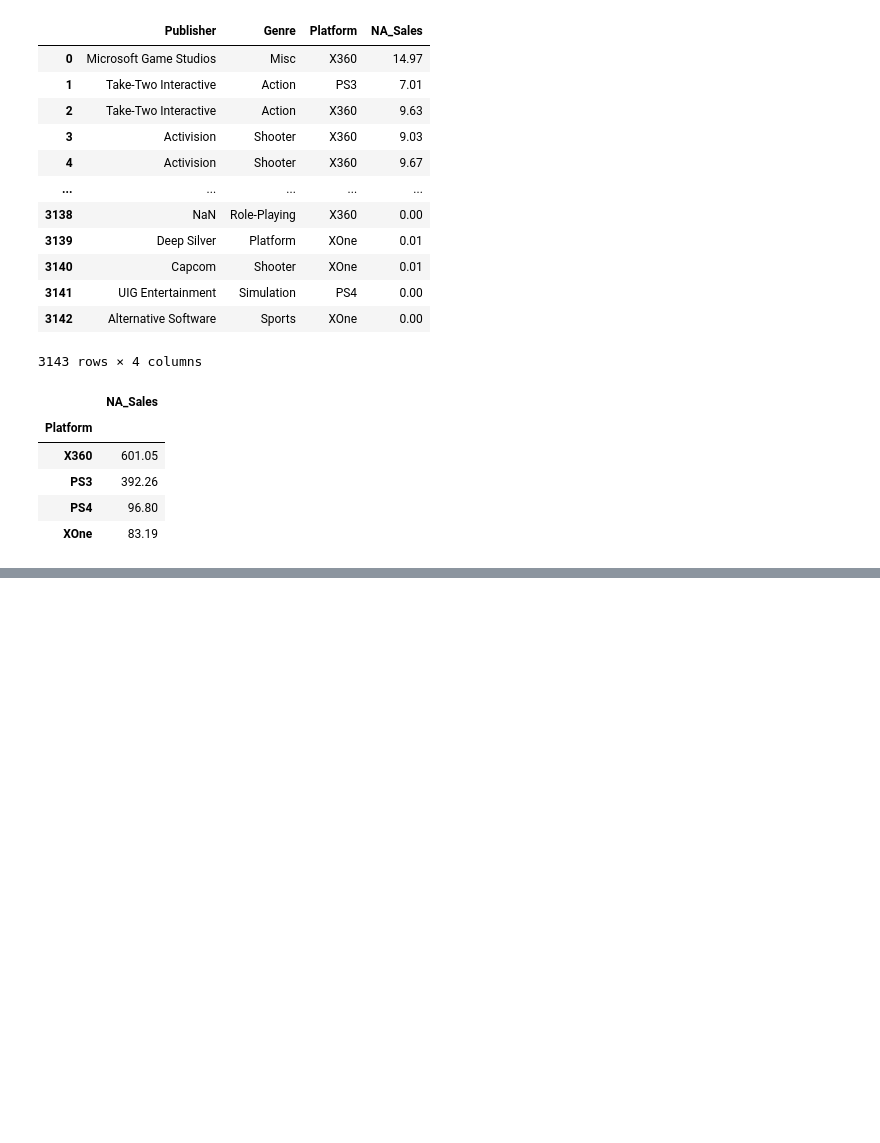
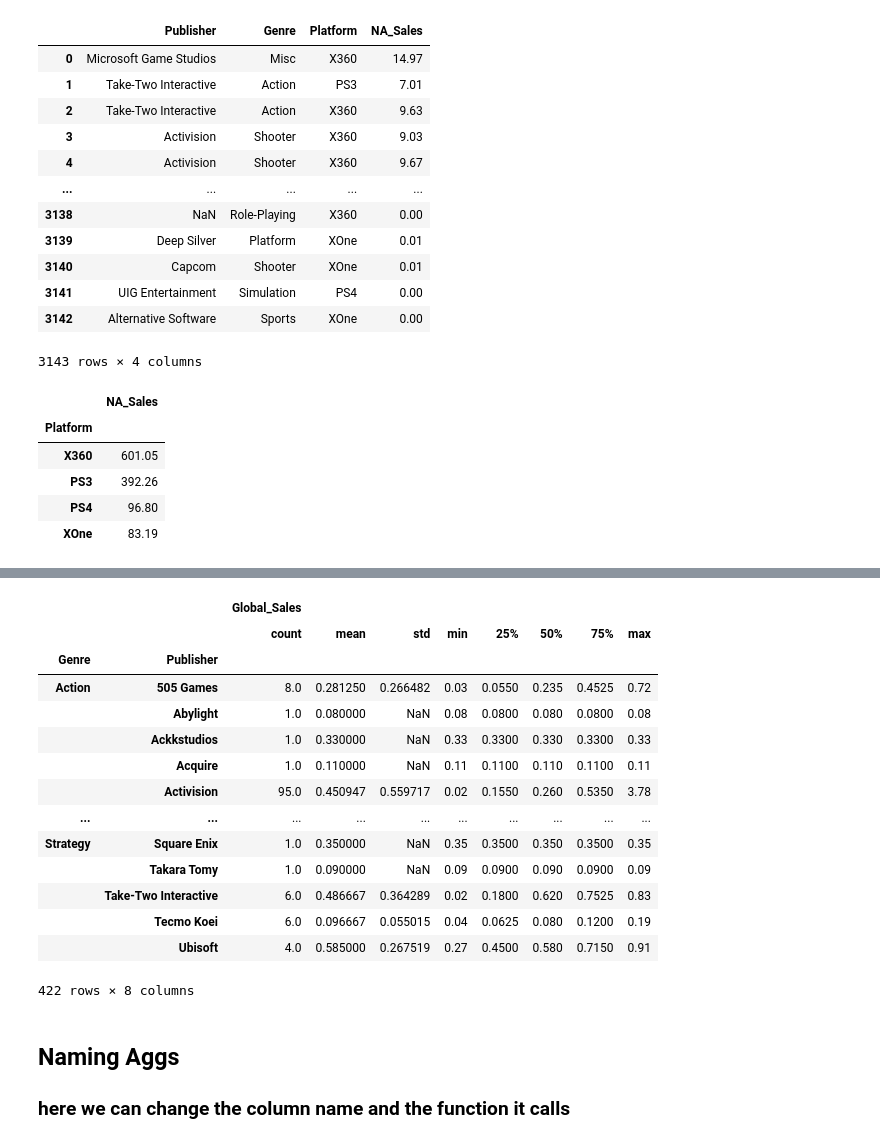
Before and after one commit to mikewenner/Data_Science, a Jupyter notebook: pd_course/08_Groupby.ipynb, the cells around one changed output, grey strips where cells are left out. Cells and saved outputs as stored; diff of their text form; code cells hidden in the pictures; blank space fills up the shorter version.

Commit message:
groupby nb

```diff
--- a/pd_course/08_Groupby.ipynb
+++ b/pd_course/08_Groupby.ipynb
@@ -253,0 +337,5 @@ publishers.groupby('Platform').sum().sort_values(by='NA_Sales', ascending=False)
+# %%
+# select a subset
+
+studios = games.loc[:, ['Genre', 'Publisher', 'Global_Sales']]
+studios
@@ -253,0 +467,23 @@ publishers.groupby('Platform').sum().sort_values(by='NA_Sales', ascending=False)
+# %%
+# or can call the describe on the groupby
+studios.groupby(['Genre', 'Publisher']).describe()
+# %% [output]
+|  |  | Global_Sales |  |  |  |  |  |  |  |
+|  |  | count | mean | std | min | 25% | 50% | 75% | max |
+| Genre | Publisher |  |  |  |  |  |  |  |  |
+| Action | 505 Games | 8.0 | 0.281250 | 0.266482 | 0.03 | 0.0550 | 0.235 | 0.4525 | 0.72 |
+|  | Abylight | 1.0 | 0.080000 | NaN | 0.08 | 0.0800 | 0.080 | 0.0800 | 0.08 |
+|  | Ackkstudios | 1.0 | 0.330000 | NaN | 0.33 | 0.3300 | 0.330 | 0.3300 | 0.33 |
+|  | Acquire | 1.0 | 0.110000 | NaN | 0.11 | 0.1100 | 0.110 | 0.1100 | 0.11 |
+|  | Activision | 95.0 | 0.450947 | 0.559717 | 0.02 | 0.1550 | 0.260 | 0.5350 | 3.78 |
+| ... | ... | ... | ... | ... | ... | ... | ... | ... | ... |
+| Strategy | Square Enix | 1.0 | 0.350000 | NaN | 0.35 | 0.3500 | 0.350 | 0.3500 | 0.35 |
+|  | Takara Tomy | 1.0 | 0.090000 | NaN | 0.09 | 0.0900 | 0.090 | 0.0900 | 0.09 |
+|  | Take-Two Interactive | 6.0 | 0.486667 | 0.364289 | 0.02 | 0.1800 | 0.620 | 0.7525 | 0.83 |
+|  | Tecmo Koei | 6.0 | 0.096667 | 0.055015 | 0.04 | 0.0625 | 0.080 | 0.1200 | 0.19 |
+|  | Ubisoft | 4.0 | 0.585000 | 0.267519 | 0.27 | 0.4500 | 0.580 | 0.7150 | 0.91 |
+422 rows × 8 columns
+# %% [markdown]
+## Naming Aggs
+
+### here we can change the column name and the function it calls
```
Also changed, not shown: parts of 21 cells of this notebook.
